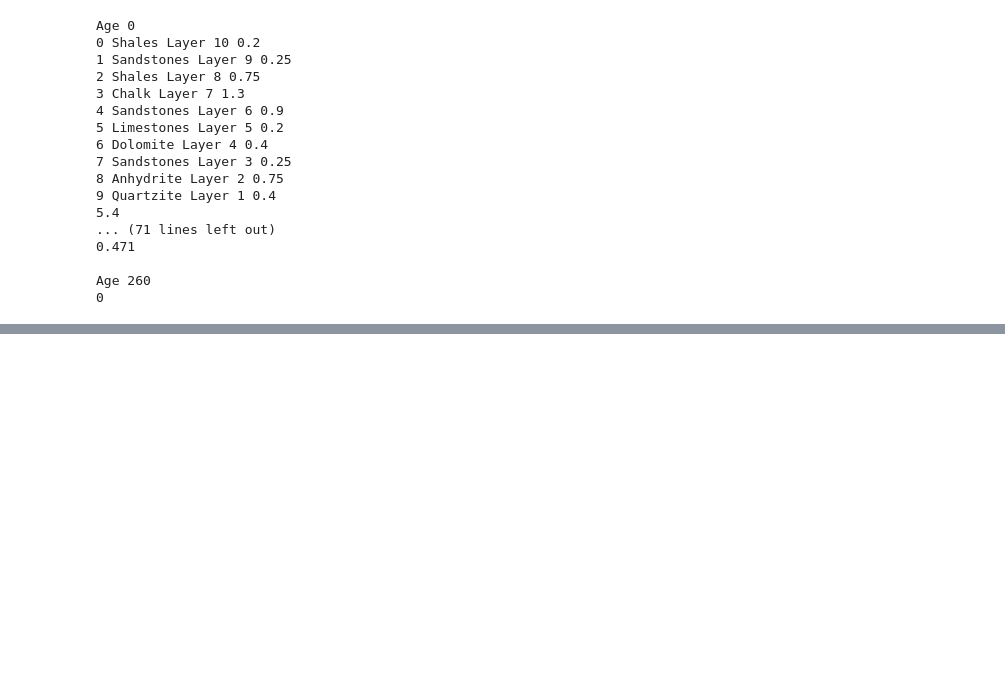
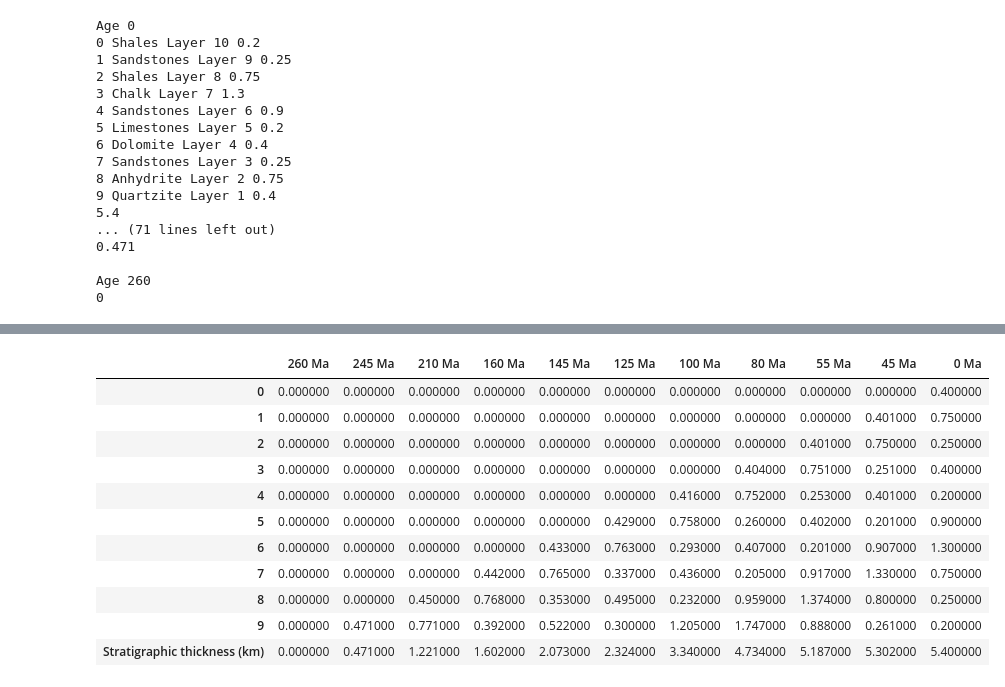
Before and after one commit to MariiaKalinina/Elasticity, a Jupyter notebook: Untitled46.ipynb, the cells around one changed output, grey strips where cells are left out. Saved outputs shown, nothing was run; the diff lists cells and outputs as text; code cells hidden in the pictures; blank space fills up the shorter version.

```diff
--- a/Untitled46.ipynb
+++ b/Untitled46.ipynb
@@ -136,0 +184,16 @@ decompaction_df.to_csv('/content/Decompaction.csv', index=False)
+# %%
+decompaction_df.style.applymap(lambda x: "background-color: red" if x>0 else "background-color: white")
+decompaction_df
+# %% [output]
+|  | 260 Ma | 245 Ma | 210 Ma | 160 Ma | 145 Ma | 125 Ma | 100 Ma | 80 Ma | 55 Ma | 45 Ma | 0 Ma |
+| 0 | 0.000000 | 0.000000 | 0.000000 | 0.000000 | 0.000000 | 0.000000 | 0.000000 | 0.000000 | 0.000000 | 0.000000 | 0.400000 |
+| 1 | 0.000000 | 0.000000 | 0.000000 | 0.000000 | 0.000000 | 0.000000 | 0.000000 | 0.000000 | 0.000000 | 0.401000 | 0.750000 |
+| 2 | 0.000000 | 0.000000 | 0.000000 | 0.000000 | 0.000000 | 0.000000 | 0.000000 | 0.000000 | 0.401000 | 0.750000 | 0.250000 |
+| 3 | 0.000000 | 0.000000 | 0.000000 | 0.000000 | 0.000000 | 0.000000 | 0.000000 | 0.404000 | 0.751000 | 0.251000 | 0.400000 |
+| 4 | 0.000000 | 0.000000 | 0.000000 | 0.000000 | 0.000000 | 0.000000 | 0.416000 | 0.752000 | 0.253000 | 0.401000 | 0.200000 |
+| 5 | 0.000000 | 0.000000 | 0.000000 | 0.000000 | 0.000000 | 0.429000 | 0.758000 | 0.260000 | 0.402000 | 0.201000 | 0.900000 |
+| 6 | 0.000000 | 0.000000 | 0.000000 | 0.000000 | 0.433000 | 0.763000 | 0.293000 | 0.407000 | 0.201000 | 0.907000 | 1.300000 |
+| 7 | 0.000000 | 0.000000 | 0.000000 | 0.442000 | 0.765000 | 0.337000 | 0.436000 | 0.205000 | 0.917000 | 1.330000 | 0.750000 |
+| 8 | 0.000000 | 0.000000 | 0.450000 | 0.768000 | 0.353000 | 0.495000 | 0.232000 | 0.959000 | 1.374000 | 0.800000 | 0.250000 |
+| 9 | 0.000000 | 0.471000 | 0.771000 | 0.392000 | 0.522000 | 0.300000 | 1.205000 | 1.747000 | 0.888000 | 0.261000 | 0.200000 |
+| Stratigraphic thickness (km) | 0.000000 | 0.471000 | 1.221000 | 1.602000 | 2.073000 | 2.324000 | 3.340000 | 4.734000 | 5.187000 | 5.302000 | 5.400000 |
```
Also changed, not shown: parts of 12 cells of this notebook.
